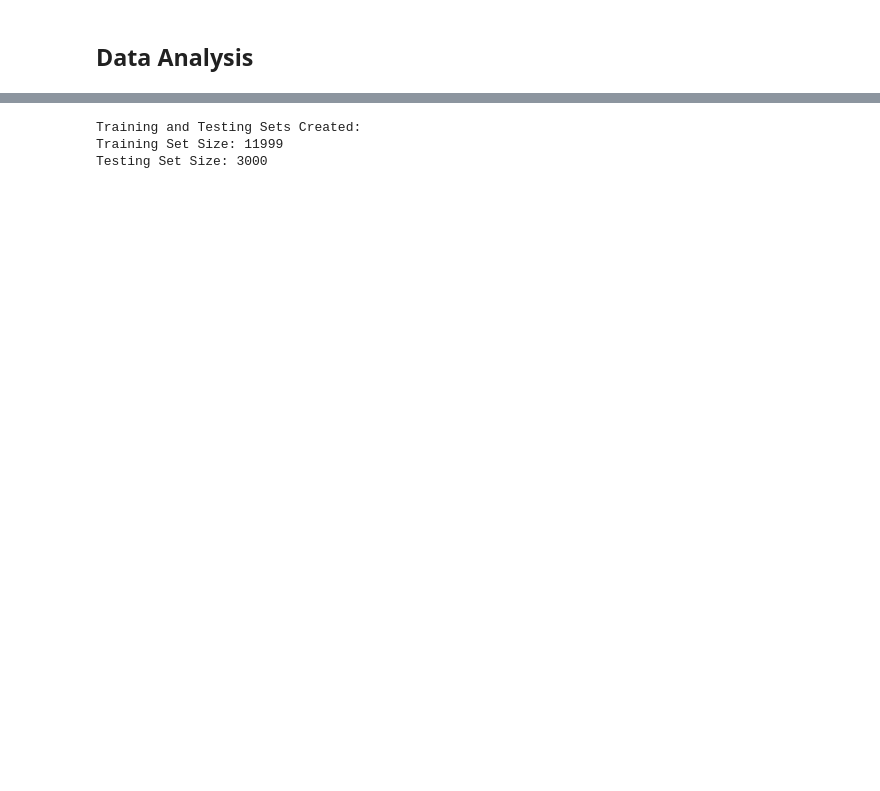
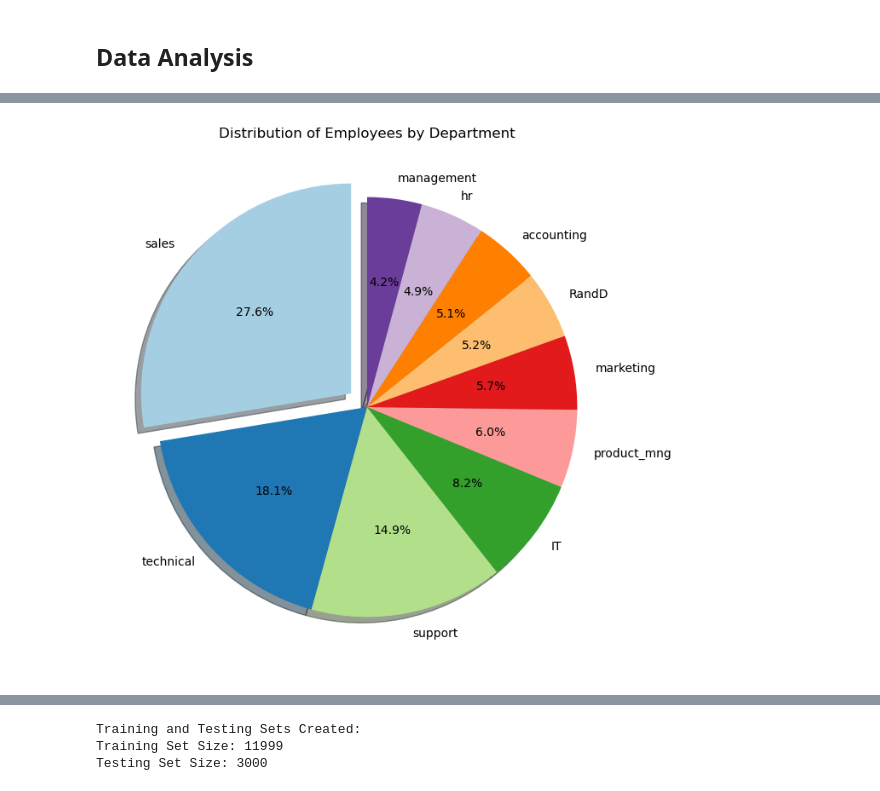
Before and after one commit to 2024-FALL-DSC-412-001/DSC412-project-joanna-john, a Jupyter notebook: DSC412_001_FA24_M3_jljohn.ipynb, the cells around one changed output, grey strips where cells are left out. Cells and saved outputs as stored; diff of their text form; code cells hidden in the pictures; blank space fills up the shorter version.

```diff
--- a/DSC412_001_FA24_M3_jljohn.ipynb
+++ b/DSC412_001_FA24_M3_jljohn.ipynb
@@ -43,0 +28,7 @@ dtype: int64
+# %%
+# Renaming 2 column names
+df=df.rename(columns={'average_montly_hours':'average_weekly_hours','sales':'department'})
+# Converting average monthly hours in average weekly hours
+df['average_weekly_hours']=df['average_weekly_hours']*12/52
+# Got info about the different columns and their data (null values, data type, etc)
+df.info()
@@ -89,0 +86,24 @@ The logistic regression model was trained using the training dataset, allowing u
+# %%
+import matplotlib.pyplot as plt
+
+# Count the number of employees in each department
+department_counts = df['department'].value_counts()
+
+# Create the pie chart
+plt.figure(figsize=(8, 8))
+department_counts.plot.pie(
+    autopct='%1.1f%%',
+    startangle=90,
+    explode=[0.1 if i == department_counts.max() else 0 for i in department_counts],
+    colors=plt.cm.Paired.colors,
+    shadow=True
+)
+
+# Add a title
+plt.title("Distribution of Employees by Department")
+plt.ylabel("")  # Remove the y-axis label for aesthetics
+
+# Show the plot
+plt.show()
+# %% [output]
+[figure, added]
```
Also changed, not shown: parts of 50 cells of this notebook, 6 other files.
